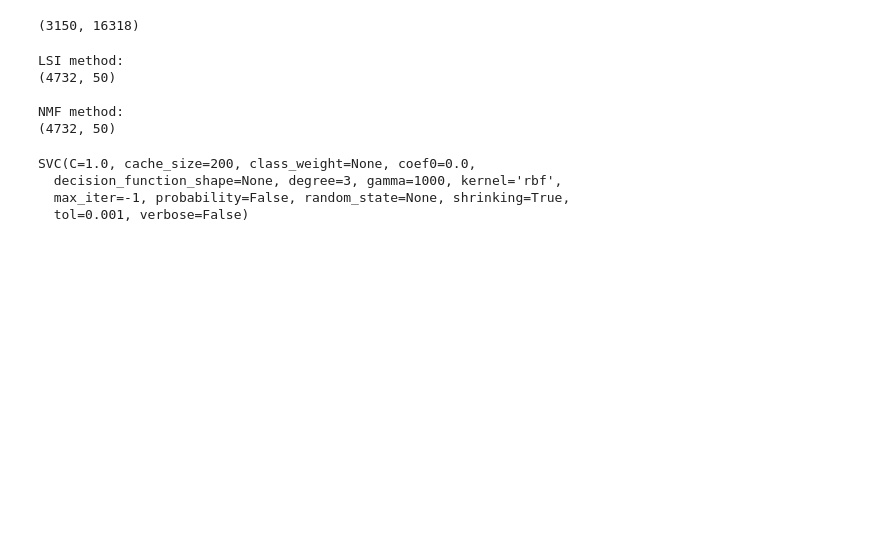
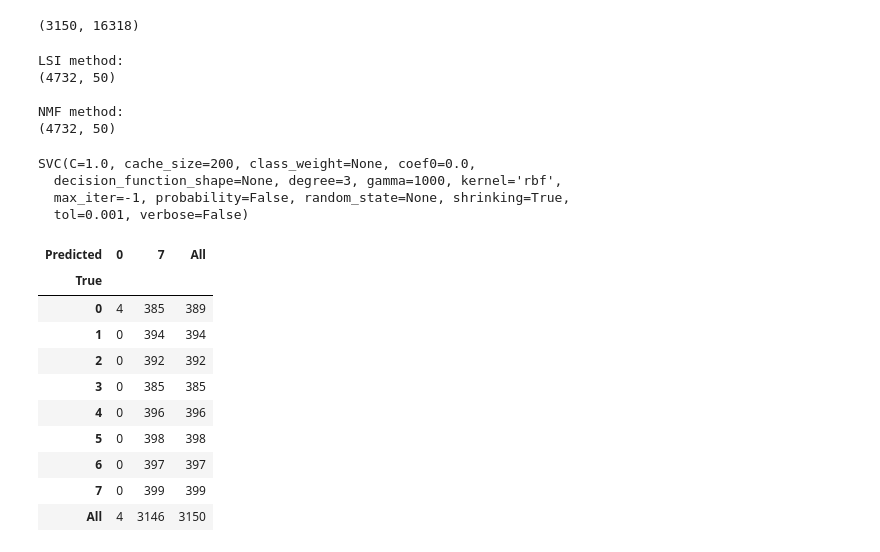
Before and after one commit to nsnguyen/ECE-219, a Jupyter notebook: project1/Project_1.ipynb, the cells around one changed output. Saved outputs shown, nothing was run; the diff lists cells and outputs as text; code cells hidden in the pictures; blank space fills up the shorter version.

```diff
--- a/project1/Project_1.ipynb
+++ b/project1/Project_1.ipynb
@@ -85,6 +88,36 @@ shuffle=True, random_state=42, remove=('headers'))
 # • Perform lemmatization with nltk.wordnet.WordNetLemmatizer and pos_tag
 # • Use min_df=3
 # Report the shape of the TF-IDF matrices of the train and test subsets respectively.
+# %%
+# we need to Lemmatize this.
+def penn2morphy(penntag):
+    """ Converts Penn Treebank tags to WordNet. """
+    morphy_tag = {'NN':'n', 'JJ':'a',
+                  'VB':'v', 'RB':'r'}
+    try:
+        return morphy_tag[penntag[:2]]
+    except:
+        return 'n'
+
+def lemmatize_parse(text):
+    wnl = nltk.wordnet.WordNetLemmatizer()
+    lemmatize = []
+    for word, tag in pos_tag(nltk.word_tokenize(text)):
+        if(word.isdigit() or word.isalpha()):
+            lemmatize.append(wnl.lemmatize(word.lower(), pos=penn2morphy(tag)))
+    return lemmatize
+# %%
+# set lemmatize
+train_data_lemmatized = []
+for item in train_dataset.data:
+    train_data_lemmatized.append(' '.join(lemmatize_parse(item)))
+
+test_dataset_lemmatized = []
+for item in test_dataset.data:
+    test_dataset_lemmatized.append(' '.join(lemmatize_parse(item)))
+
+train_dataset.data = train_data_lemmatized
+test_dataset.data = test_dataset_lemmatized
 # %%
 vectorizer = CountVectorizer(min_df=3, stop_words='english')
 X_train_counts = vectorizer.fit_transform(train_dataset.data)
@@ -123,8 +136,8 @@ def lemmatize_sent_demo(text):
 # %%
 # generate TFxIDF
 tfidf_transformer = TfidfTransformer()
-X_train_tfidf = tfidf_transformer.fit_transform(X_train_counts_clean)
-X_test_tfidf = tfidf_transformer.fit_transform(X_test_counts_clean)
+X_train_tfidf = tfidf_transformer.fit_transform(X_train_counts)
+X_test_tfidf = tfidf_transformer.fit_transform(X_test_counts)
 # %%
 X_train_tfidf.shape
 # %% [output]
@@ -173,8 +186,7 @@ NMF method:
 # confusion matrix and calculate
 # %%
 #hard margin
-ga = 1000
-hard_svm = svm.SVC(gamma = ga)
+hard_svm = svm.SVC(gamma = 1000)
 hard_svm.fit(X_train_tfidf, train_dataset.target)
 # %% [output]
 SVC(C=1.0, cache_size=200, class_weight=None, coef0=0.0,
@@ -183,5 +195,19 @@ SVC(C=1.0, cache_size=200, class_weight=None, coef0=0.0,
   tol=0.001, verbose=False)
 # %%
 predicted = hard_svm.predict(X_test_tfidf.toarray())
+# %%
+pd.crosstab(test_dataset['target'].ravel(), predicted, rownames=['True'], colnames=['Predicted'], margins=True)
+# %% [output]
+| Predicted | 0 | 7 | All |
+| True |  |  |  |
+| 0 | 4 | 385 | 389 |
+| 1 | 0 | 394 | 394 |
+| 2 | 0 | 392 | 392 |
+| 3 | 0 | 385 | 385 |
+| 4 | 0 | 396 | 396 |
+| 5 | 0 | 398 | 398 |
+| 6 | 0 | 397 | 397 |
+| 7 | 0 | 399 | 399 |
+| All | 4 | 3146 | 3150 |
 # %%
 #soft margin
```
Also changed, not shown: parts of 10 cells of this notebook, 1 other file.
